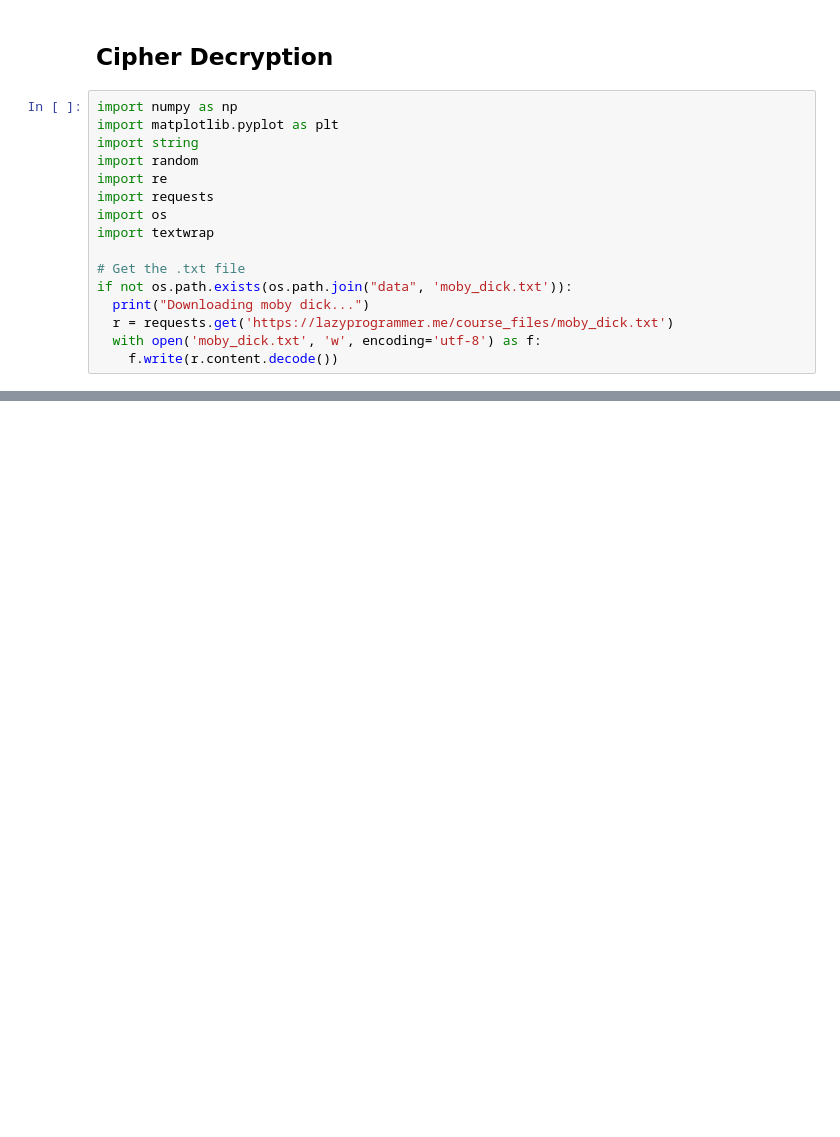
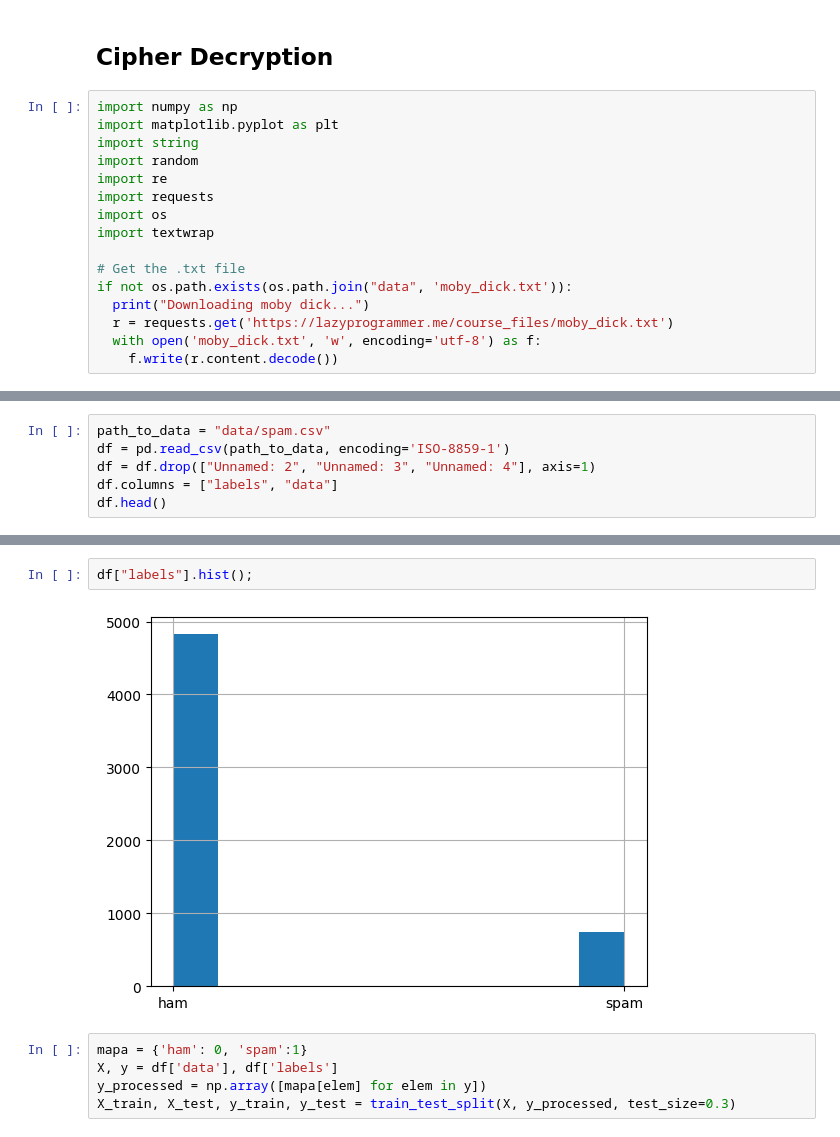
Before and after one commit to PedroFerreira03/NLP, a Jupyter notebook: course_notebook.ipynb, the cells around one changed output, grey strips where cells are left out. Drawn from its saved outputs; the diff is of its cells as text; blank space fills up the shorter version.

Commit message:
Implemented Spam Detection

```diff
--- a/course_notebook.ipynb
+++ b/course_notebook.ipynb
@@ -1189,0 +1252,6 @@ least interested but whose biographies i was compelled to listen to
+# %%
+path_to_data = "data/spam.csv"
+df = pd.read_csv(path_to_data, encoding='ISO-8859-1')
+df = df.drop(["Unnamed: 2", "Unnamed: 3", "Unnamed: 4"], axis=1)
+df.columns = ["labels", "data"]
+df.head()
@@ -1189,0 +1265,9 @@ least interested but whose biographies i was compelled to listen to
+# %%
+df["labels"].hist();
+# %% [output]
+[figure, added]
+# %%
+mapa = {'ham': 0, 'spam':1}
+X, y = df['data'], df['labels']
+y_processed = np.array([mapa[elem] for elem in y])
+X_train, X_test, y_train, y_test = train_test_split(X, y_processed, test_size=0.3)
```
Also changed, not shown: parts of 14 cells of this notebook.
